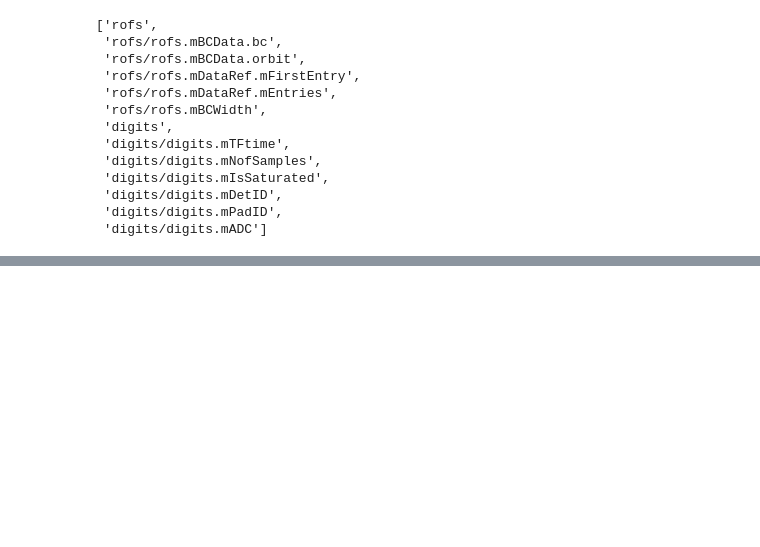
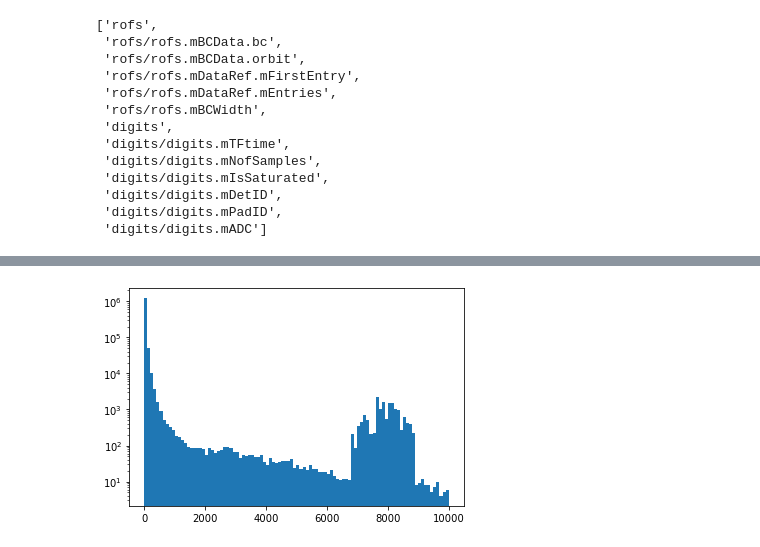
Before and after one commit to aphecetche/notebooks, a Jupyter notebook: rofs.ipynb, the cells around one changed output, grey strips where cells are left out. Cells and saved outputs as stored; diff of their text form; code cells hidden in the pictures; blank space fills up the shorter version.

```diff
--- a/rofs.ipynb
+++ b/rofs.ipynb
@@ -18,4 +20,6 @@ file["o2sim"].keys()
  'digits/digits.mPadID',
  'digits/digits.mADC']
 # %%
+#rofs=next(file['o2sim'].iterate(filter_name="rofs/*",library="pd",step_size="10MB"))
 rofs=file['o2sim'].arrays(filter_name="rofs/*",library="pd")
+digits=next(file['o2sim'].iterate(filter_name="digits/*",step_size="10MB",library="pd"))
@@ -21,0 +38,5 @@ rofs=file['o2sim'].arrays(filter_name="rofs/*",library="pd")
+# %%
+plt.hist(digits[digits["digits.mADC"]<10000]["digits.mADC"],bins=100);
+plt.yscale("log")
+# %% [output]
+[figure, added]
```
Also changed, not shown: parts of 10 cells of this notebook, 2 other files.
